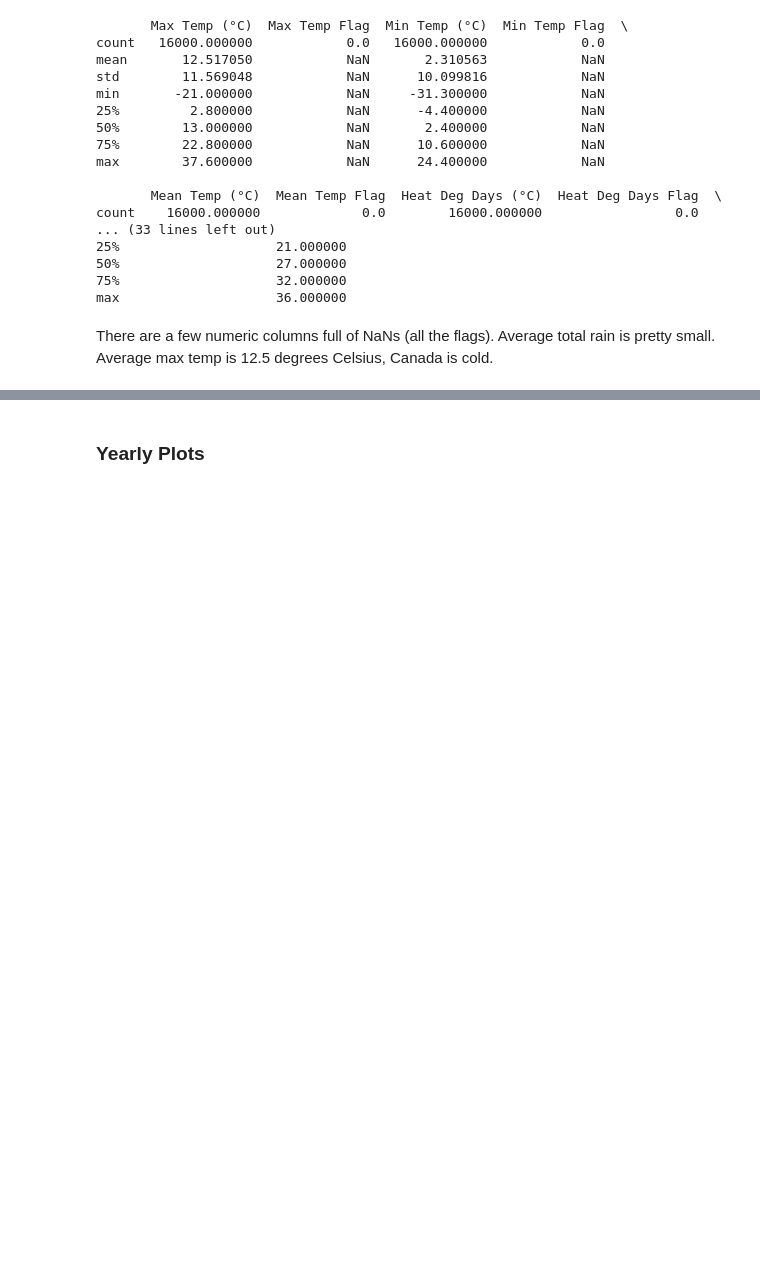
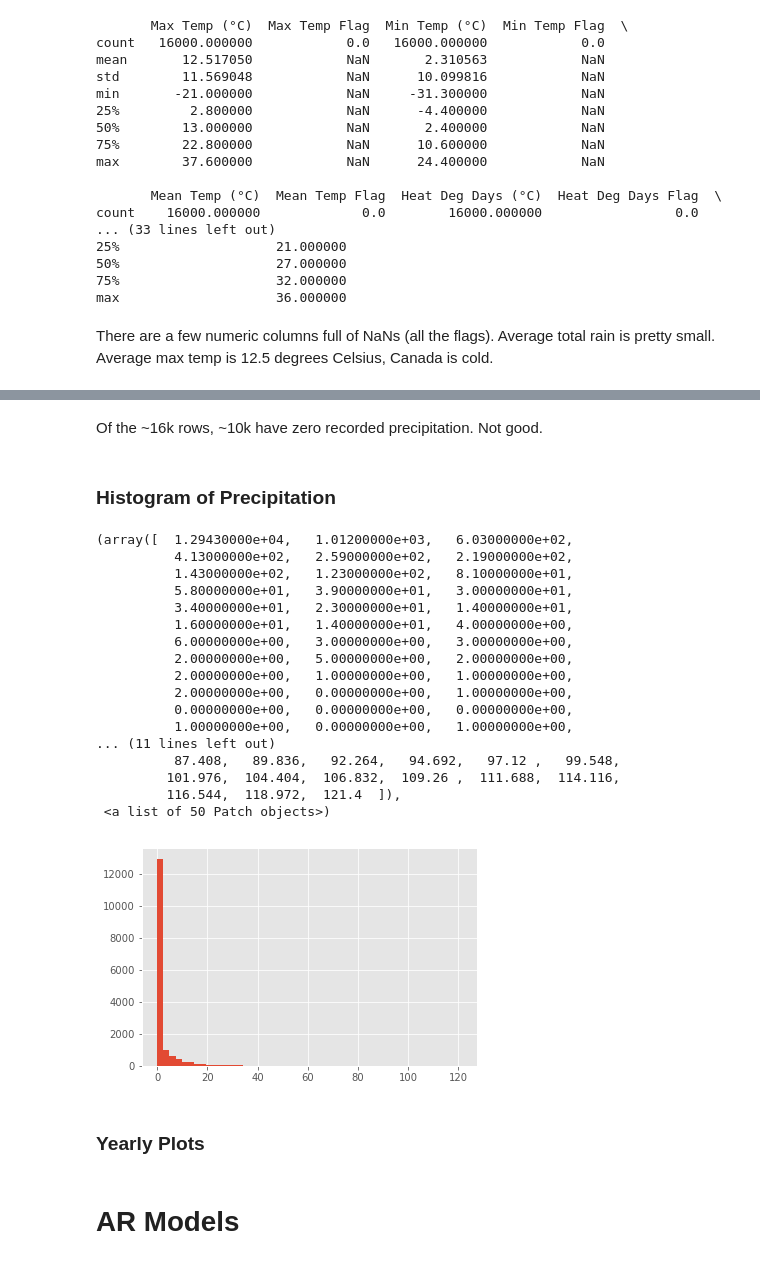
Before and after one commit to omarabdeldayem/pcube, a Jupyter notebook: pcube.ipynb, the cells around one changed output, grey strips where cells are left out. Saved outputs shown, nothing was run; the diff lists cells and outputs as text; code cells hidden in the pictures; blank space fills up the shorter version.

```diff
--- a/pcube.ipynb
+++ b/pcube.ipynb
@@ -13,10 +13,18 @@ import datetime as dt
 import numpy as np
 import pandas as pd
 import statsmodels as sm
+import matplotlib
 import matplotlib.pyplot as plt
+
+from pandas.tools.plotting import autocorrelation_plot
+from statsmodels.tsa.stattools import acf, pacf
+from statsmodels.graphics import tsaplots
+from statsmodels.tsa.arima_model import ARIMA
 
 from IPython.display import display, HTML
 from matplotlib.dates import YearLocator, MonthLocator, DateFormatter
+
+matplotlib.style.use('ggplot')
 # %% [markdown]
 ## Directories
 # %%
@@ -141,2 +190,29 @@ There are a few numeric columns full of NaNs (all the flags). Average total rain
+# %% [markdown]
+Of the ~16k rows, ~10k have zero recorded precipitation. Not good.
+# %% [markdown]
+### Histogram of Precipitation
+# %%
+plt.hist(train_data["Total Precip (mm)"].fillna(0), bins=50)
+# %% [output]
+(array([  1.29430000e+04,   1.01200000e+03,   6.03000000e+02,
+          4.13000000e+02,   2.59000000e+02,   2.19000000e+02,
+          1.43000000e+02,   1.23000000e+02,   8.10000000e+01,
+          5.80000000e+01,   3.90000000e+01,   3.00000000e+01,
+          3.40000000e+01,   2.30000000e+01,   1.40000000e+01,
+          1.60000000e+01,   1.40000000e+01,   4.00000000e+00,
+          6.00000000e+00,   3.00000000e+00,   3.00000000e+00,
+          2.00000000e+00,   5.00000000e+00,   2.00000000e+00,
+          2.00000000e+00,   1.00000000e+00,   1.00000000e+00,
+          2.00000000e+00,   0.00000000e+00,   1.00000000e+00,
+          0.00000000e+00,   0.00000000e+00,   0.00000000e+00,
+          1.00000000e+00,   0.00000000e+00,   1.00000000e+00,
+... (11 lines left out)
+          87.408,   89.836,   92.264,   94.692,   97.12 ,   99.548,
+         101.976,  104.404,  106.832,  109.26 ,  111.688,  114.116,
+         116.544,  118.972,  121.4  ]),
+ <a list of 50 Patch objects>)
+[figure, added]
 # %% [markdown]
 ### Yearly Plots
+# %% [markdown]
+# AR Models
```
Also changed, not shown: parts of 12 cells of this notebook.
